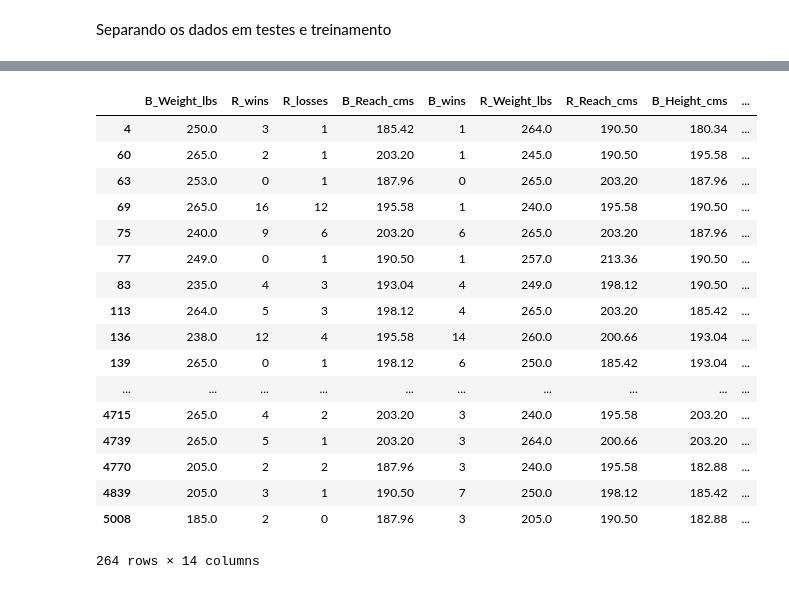
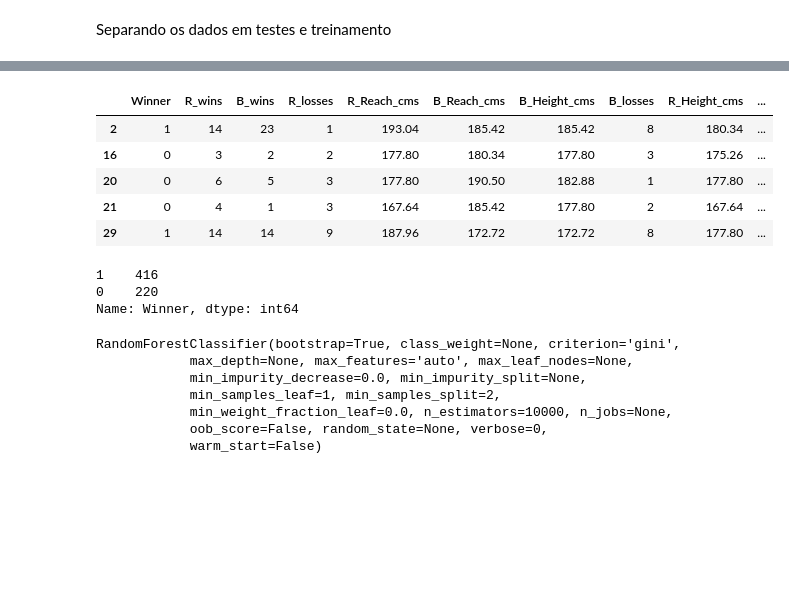
Before and after one commit to VergaraC/Dados_P3, a Jupyter notebook: Projeto3_Sujo/Sujo_Edgard/Projeto3_Sujo_Edgard.ipynb, the cells around one changed output, grey strips where cells are left out. Drawn from its saved outputs; the diff is of its cells as text; code cells hidden in the pictures; blank space fills up the shorter version.

```diff
--- a/Projeto3_Sujo/Sujo_Edgard/Projeto3_Sujo_Edgard.ipynb
+++ b/Projeto3_Sujo/Sujo_Edgard/Projeto3_Sujo_Edgard.ipynb
@@ -157,7 +157,7 @@ Separando os dados em testes e treinamento
 # %%
 X_train, X_test, y_train, y_test = train_test_split(X, y, test_size=0.25)
 # %%
-model = RandomForestClassifier(n_estimators=10000)
+model = RandomForestClassifier(n_estimators=100000)
 
 model.fit(X_train, y_train)
 # %% [output]
@@ -213,7 +213,7 @@ Fator_por_corr.head()
 # %%
 def relevancia(df,coluna_nome,coluna_correlacao,acuracia):
-    inuteis = []
-    uteis = []
+    inuteis = ['Winner']
+    uteis = ['Winner']
     for index,row in df.iterrows():
         if row[coluna_correlacao] >= -acuracia and row[coluna_correlacao] <= acuracia:
             inuteis.append(row[coluna_nome])
@@ -232,23 +231,20 @@ nome_e_vencedor(uteis)
+# %%
+#tirando empates
+data_heavy_util_relevante = data_heavy_util[data_heavy_util.Winner != 2]
 # %%
-data_heavy_util_relevante = data_heavy_util.loc[:,uteis]
+data_heavy_util_relevante = data_heavy_util_relevante.loc[:,uteis]
 # %%
-data_heavy_util_relevante
+data_heavy_util_relevante.head()
 # %% [output]
-|  | B_Weight_lbs | R_wins | R_losses | B_Reach_cms | B_wins | R_Weight_lbs | R_Reach_cms | B_Height_cms | ... |
-| 4 | 250.0 | 3 | 1 | 185.42 | 1 | 264.0 | 190.50 | 180.34 | ... |
-| 60 | 265.0 | 2 | 1 | 203.20 | 1 | 245.0 | 190.50 | 195.58 | ... |
-| 63 | 253.0 | 0 | 1 | 187.96 | 0 | 265.0 | 203.20 | 187.96 | ... |
-| 69 | 265.0 | 16 | 12 | 195.58 | 1 | 240.0 | 195.58 | 190.50 | ... |
-| 75 | 240.0 | 9 | 6 | 203.20 | 6 | 265.0 | 203.20 | 187.96 | ... |
-| 77 | 249.0 | 0 | 1 | 190.50 | 1 | 257.0 | 213.36 | 190.50 | ... |
-| 83 | 235.0 | 4 | 3 | 193.04 | 4 | 249.0 | 198.12 | 190.50 | ... |
-| 113 | 264.0 | 5 | 3 | 198.12 | 4 | 265.0 | 203.20 | 185.42 | ... |
-| 136 | 238.0 | 12 | 4 | 195.58 | 14 | 260.0 | 200.66 | 193.04 | ... |
-| 139 | 265.0 | 0 | 1 | 198.12 | 6 | 250.0 | 185.42 | 193.04 | ... |
-| ... | ... | ... | ... | ... | ... | ... | ... | ... | ... |
-| 4715 | 265.0 | 4 | 2 | 203.20 | 3 | 240.0 | 195.58 | 203.20 | ... |
-| 4739 | 265.0 | 5 | 1 | 203.20 | 3 | 264.0 | 200.66 | 203.20 | ... |
-| 4770 | 205.0 | 2 | 2 | 187.96 | 3 | 240.0 | 195.58 | 182.88 | ... |
-| 4839 | 205.0 | 3 | 1 | 190.50 | 7 | 250.0 | 198.12 | 185.42 | ... |
-| 5008 | 185.0 | 2 | 0 | 187.96 | 3 | 205.0 | 190.50 | 182.88 | ... |
+|  | Winner | R_wins | B_wins | R_losses | R_Reach_cms | B_Reach_cms | B_Height_cms | B_losses | R_Height_cms | ... |
+| 2 | 1 | 14 | 23 | 1 | 193.04 | 185.42 | 185.42 | 8 | 180.34 | ... |
+| 16 | 0 | 3 | 2 | 2 | 177.80 | 180.34 | 177.80 | 3 | 175.26 | ... |
+| 20 | 0 | 6 | 5 | 3 | 177.80 | 190.50 | 182.88 | 1 | 177.80 | ... |
+| 21 | 0 | 4 | 1 | 3 | 167.64 | 185.42 | 177.80 | 2 | 167.64 | ... |
+| 29 | 1 | 14 | 14 | 9 | 187.96 | 172.72 | 172.72 | 8 | 177.80 | ... |
-264 rows × 14 columns
+# %%
+data_heavy_util_relevante.Winner.value_counts()
+# %% [output]
+1    416
+0    220
+Name: Winner, dtype: int64
@@ -254,0 +258,12 @@ data_heavy_util_relevante
+# %%
+model = RandomForestClassifier(n_estimators=10000)
+
+model.fit(X_train, y_train)
+# %% [output]
+RandomForestClassifier(bootstrap=True, class_weight=None, criterion='gini',
+            max_depth=None, max_features='auto', max_leaf_nodes=None,
+            min_impurity_decrease=0.0, min_impurity_split=None,
+            min_samples_leaf=1, min_samples_split=2,
+            min_weight_fraction_leaf=0.0, n_estimators=10000, n_jobs=None,
+            oob_score=False, random_state=None, verbose=0,
+            warm_start=False)
```
Also changed, not shown: parts of 19 cells of this notebook.
